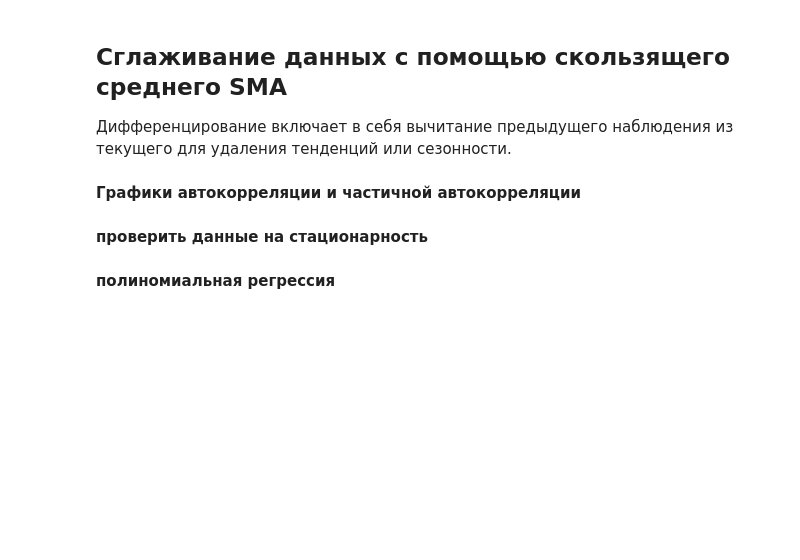
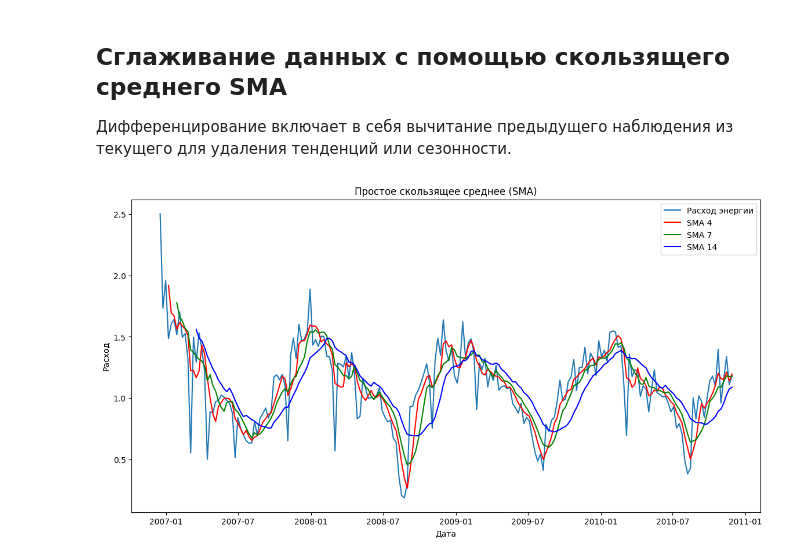
Before and after one commit to zyf2021/Forecasting-electricity-consumption, a Jupyter notebook: forecasting-electricity-consumption.ipynb, the cells around one changed output. Cells and saved outputs as stored; diff of their text form; code cells hidden in the pictures; blank space fills up the shorter version.

```diff
--- a/forecasting-electricity-consumption.ipynb
+++ b/forecasting-electricity-consumption.ipynb
@@ -558,22 +559,28 @@ look-up table. The actual p-value is greater than the p-value returned.
 Дифференцирование включает в себя вычитание предыдущего наблюдения из текущего для удаления тенденций или сезонности.
 # %%
 # Параметры для скользящего среднего
-window_size_short = 12  # короткий период
-window_size_long = 24   # длинный период
+window_size_5 = 4  # короткий период
+window_size_7 = 7  # короткий период
+
+window_size_28 = 14   # длинный период
 
 # Расчет скользящего среднего
-sma_short = ts.rolling(window=window_size_short).mean()
-sma_long = ts.rolling(window=window_size_long).mean()
+sma_5 = weekly_data.rolling(window=window_size_5).mean()
+sma_7 = weekly_data.rolling(window=window_size_7).mean()
+sma_28 = weekly_data.rolling(window=window_size_28).mean()
+
 
 # Визуализация
 plt.figure(figsize=(14, 7))
-plt.plot(ts, label='Продажи')
-plt.plot(sma_short, label=f'SMA {window_size_short}', color='red')
-plt.plot(sma_long, label=f'SMA {window_size_long}', color='green')
+plt.plot(weekly_data, label='Расход энергии')
+plt.plot(sma_5, label=f'SMA {window_size_5}', color='red')
+plt.plot(sma_7, label=f'SMA {window_size_7}', color='green')
+plt.plot(sma_28, label=f'SMA {window_size_28}', color='blue')
+
 plt.title('Простое скользящее среднее (SMA)')
 plt.xlabel('Дата')
-plt.ylabel('Продажи')
+plt.ylabel('Расход')
 plt.legend()
 plt.show()
+# %% [output]
+[figure, added]
-# %% [markdown]
-**Графики автокорреляции и частичной автокорреляции**
@@ -591,4 +586,0 @@ plt.show()
-# %% [markdown]
-**проверить данные на стационарность**
-# %% [markdown]
-**полиномиальная регрессия**
```
Also changed, not shown: parts of 22 cells of this notebook.
